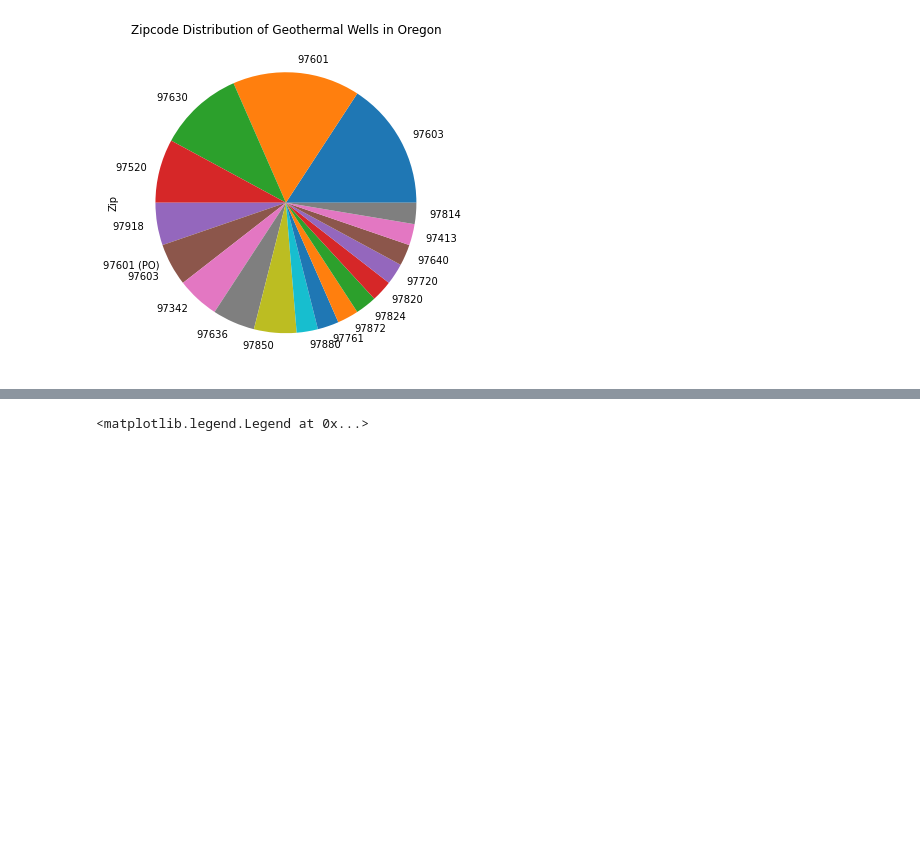
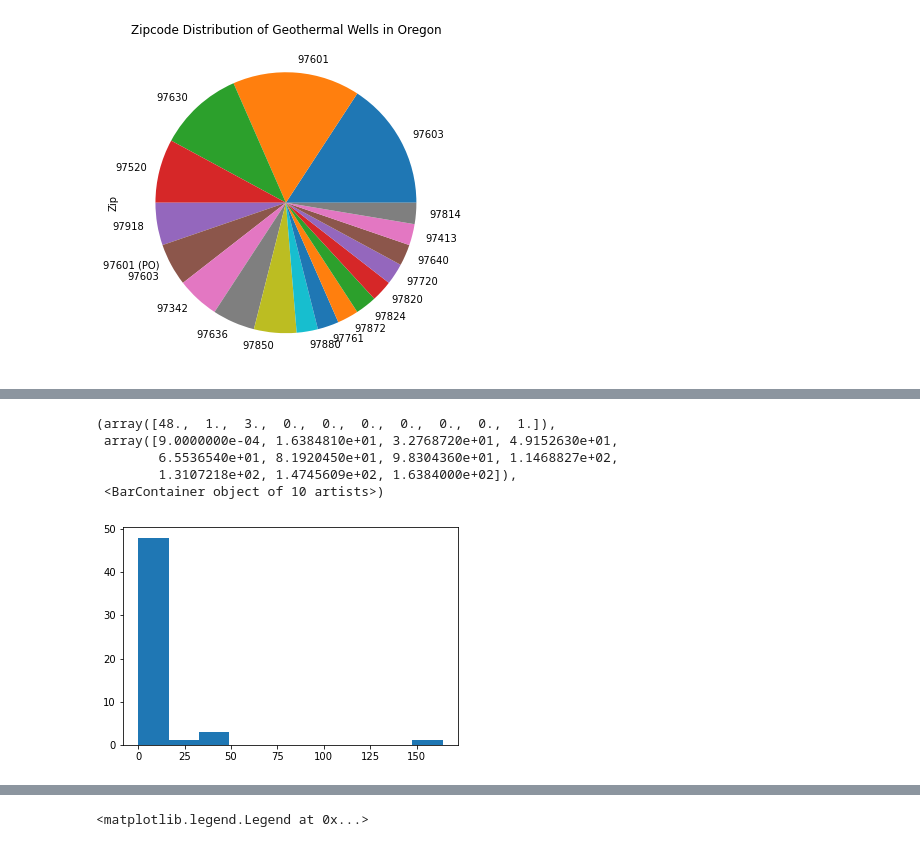
Before and after one commit to HWolf08/biophysics, a Jupyter notebook: Final Code.ipynb, the cells around one changed output, grey strips where cells are left out. Drawn from its saved outputs; the diff is of its cells as text; code cells hidden in the pictures; blank space fills up the shorter version.

```diff
--- a/Final Code.ipynb
+++ b/Final Code.ipynb
@@ -70,0 +93,9 @@ df['Zip']. value_counts(). plot(kind='pie', title= 'Zipcode Distribution of Geot
+# %%
+plt.hist(df['Capacity']**2)
+# %% [output]
+(array([48.,  1.,  3.,  0.,  0.,  0.,  0.,  0.,  0.,  1.]),
+ array([9.0000000e-04, 1.6384810e+01, 3.2768720e+01, 4.9152630e+01,
+        6.5536540e+01, 8.1920450e+01, 9.8304360e+01, 1.1468827e+02,
+        1.3107218e+02, 1.4745609e+02, 1.6384000e+02]),
+ <BarContainer object of 10 artists>)
+[figure, added]
```
Also changed, not shown: parts of 16 cells of this notebook, 1 other file.
